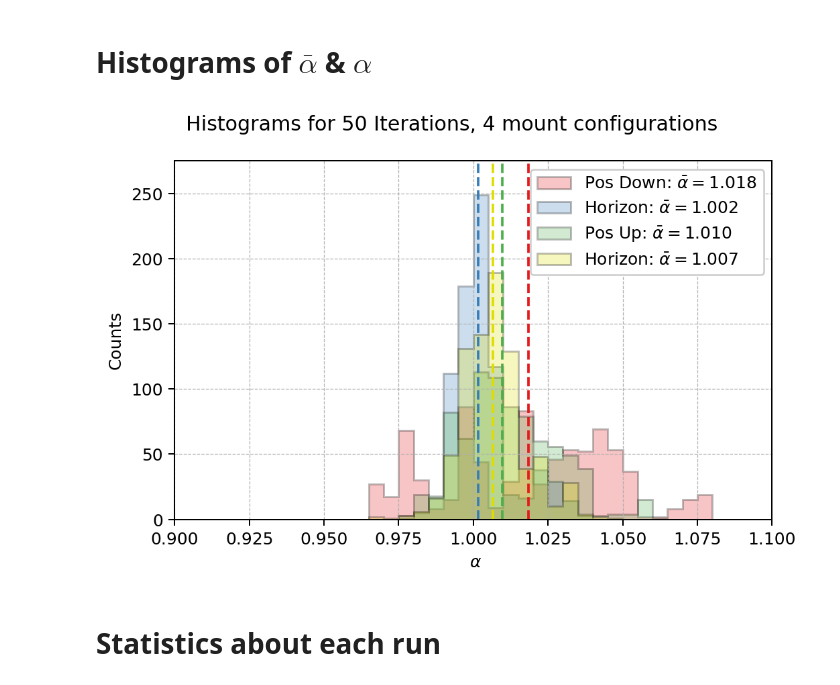
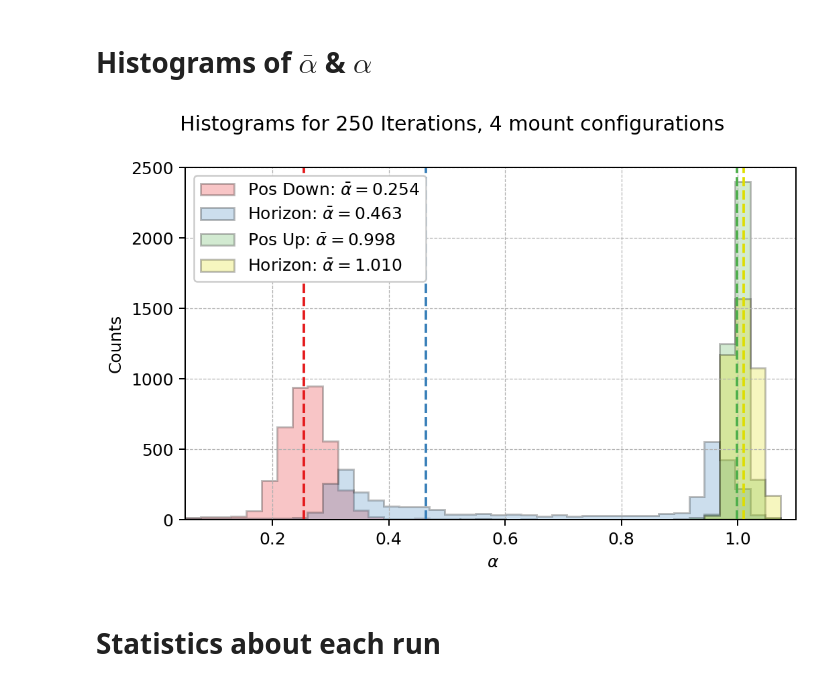
Before and after one commit to SSantosLab/DESI-QA, a Jupyter notebook: calib/Testing Figures - long-arc tests of linear phi.ipynb, the cells around one changed output. Drawn from its saved outputs; the diff is of its cells as text; code cells hidden in the pictures.

Commit message:
Backlash test, another linear phi test and result

```diff
--- a/calib/Testing Figures - long-arc tests of linear phi.ipynb
+++ b/calib/Testing Figures - long-arc tests of linear phi.ipynb
@@ -430,7 +431,8 @@ def importToDf(datapath,fidpath):
 # %% [markdown]
 # Importing the database with relevant timestamps
 # %%
-testStart = np.datetime64('2023-07-11 09:07:00')
+testStart = np.datetime64('2023-07-17 15:51:09')
+figPath = '/home/msdos/DESI-QA/output/figures/LinPhiTests/250ArcPhiTest/'
 testFinish = testStart + np.timedelta64(1,"h")
 # %%
 # Setting paths
@@ -456,2 +442,5 @@ df
 # %%
-four_config_indices = [0,int(len(df)/4),int(len(df)/4*2),int(len(df)/4*3),int(len(df))]
+four_config_indices = [-1,int(len(df)/4)-1,int(len(df)/4*2)-1,int(len(df)/4*3)-1,int(len(df))]
+# four_config_indices = [0,int(len(df))]
+# n_repetitions = 250
+# four_config_indices = [0,n_repetitions*17,2*n_repetitions*17,3*n_repetitions*17,len(df)]
@@ -755,44 +713,43 @@ plt.show()
 # %% [markdown]
 # Histograms of $\bar{\alpha}$ & $\alpha$
 # %%
-ymax = 275
+ymax = 2500
 colors = ['red','blue','green']
-x_hist_range = [0.9,1.1]
+x_hist_range = [0.05,1.1]
 save=True
-label = 'Histograms for 50 Iterations, 4 mount configurations'
-kwargs = dict(histtype='stepfilled', alpha=0.25, bins=40, range=(x_hist_range[0],x_hist_range[1]),align='mid'#,density=True,stacked=True
+label = 'Histograms for 250 Iterations, 4 mount configurations'
+kwargs = dict(histtype='stepfilled', alpha=0.25, bins=40, range=(x_hist_range[0],x_hist_range[1]),align='mid',edgecolor='k', linewidth=1.2#,density=True,stacked=True
 
              )
 # %%
 fig,ax = plt.subplots(figsize=[6,4])
 
 fig.suptitle(label)
 
 ax.grid(linestyle='--',linewidth=0.5)
 # for i in range(len(np.unique(df['MountConfiguration']))):
 for i in range(len(MountConfigs)):
     label_config = MountConfigs[i]
-    med_val = np.nanmedian(df.loc[four_config_indices[i]:four_config_indices[i+1]]["Alpha"])
-    ax.hist(df.loc[four_config_indices[i]:four_config_indices[i+1]]["Alpha"],
-            edgecolor='k', linewidth=1.2, color=four_colors[i],
-            label=label_config+r': $\bar{\alpha} = $'+f'{med_val:.3f}', **kwargs)
+    med_val = np.nanmedian(df.loc[four_config_indices[i]+1:four_config_indices[i+1]]["Alpha"])
+    ax.hist(df.loc[four_config_indices[i]+1:four_config_indices[i+1]]["Alpha"],
+            color=four_colors[i],label=label_config+r': $\bar{\alpha} = $'+f'{med_val:.3f}', **kwargs)
 
     ax.vlines(med_val,0,ymax,
               linestyle='--',color=four_colors[i])
 ax.set_ylim(0,ymax)
-ax.legend(loc=0,framealpha=1)
+ax.legend(loc=2,framealpha=1)
 ax.set_xlim(x_hist_range[0],x_hist_range[1])
 ax.set_xlabel(r' $\alpha$')
 ax.set_ylabel('Counts')
 
 fig.tight_layout()
 
 if save:
     plt.savefig(figPath+str(label)+'.jpg',dpi=180)
 
 plt.show()
 # %% [output]
-[figure, old version]
+[figure, new version]
 # %% [markdown]
 # Statistics about each run
 # %%
```
Also changed, not shown: parts of 12 cells of this notebook, 44 other files.
